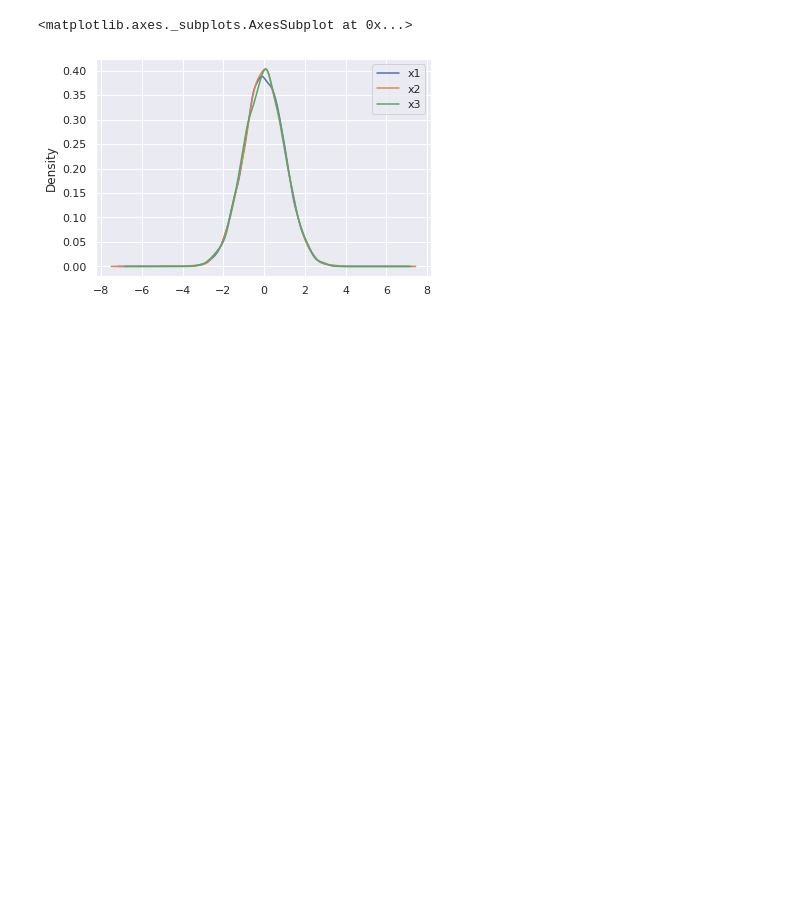
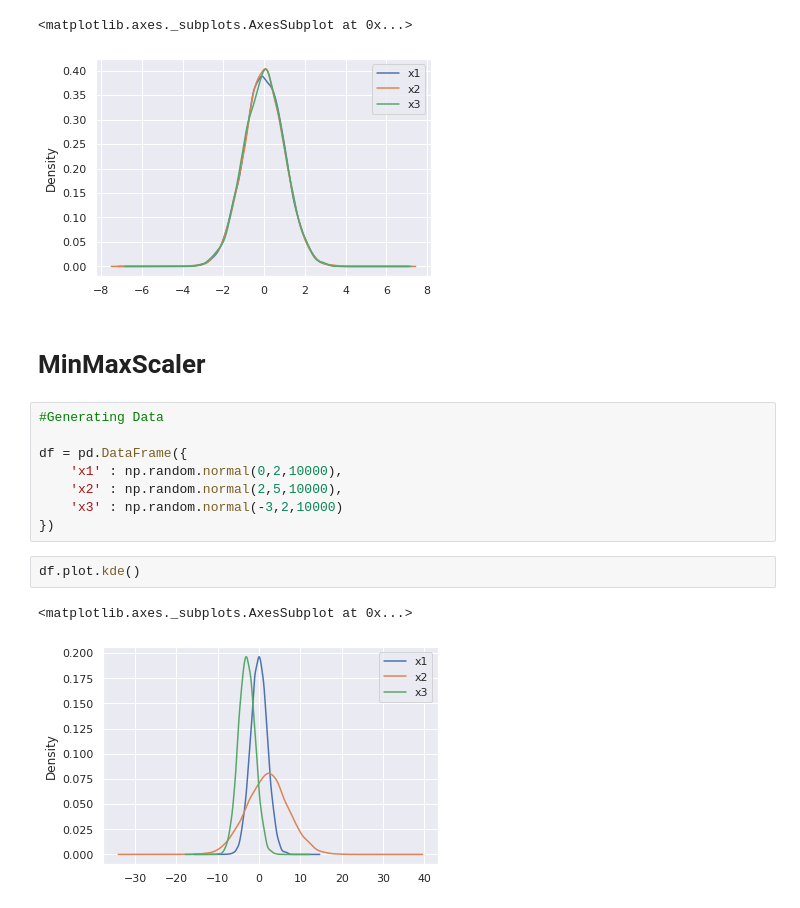
Before and after one commit to amazingashis/Blog, a Jupyter notebook: Data_Preprocessing_Blog3.ipynb, the cells around one changed output. Saved outputs shown, nothing was run; the diff lists cells and outputs as text; blank space fills up the shorter version.

```diff
--- a/Data_Preprocessing_Blog3.ipynb
+++ b/Data_Preprocessing_Blog3.ipynb
@@ -34,3 +34,18 @@ df.plot.kde()
 # %% [output]
 <matplotlib.axes._subplots.AxesSubplot at 0x...>
 [figure]
+# %% [markdown]
+# **MinMaxScaler**
+# %%
+#Generating Data
+
+df = pd.DataFrame({
+    'x1' : np.random.normal(0,2,10000),
+    'x2' : np.random.normal(2,5,10000),
+    'x3' : np.random.normal(-3,2,10000)
+})
+# %%
+df.plot.kde()
+# %% [output]
+<matplotlib.axes._subplots.AxesSubplot at 0x...>
+[figure, added]
```
Also changed, not shown: parts of 1 cell of this notebook.
